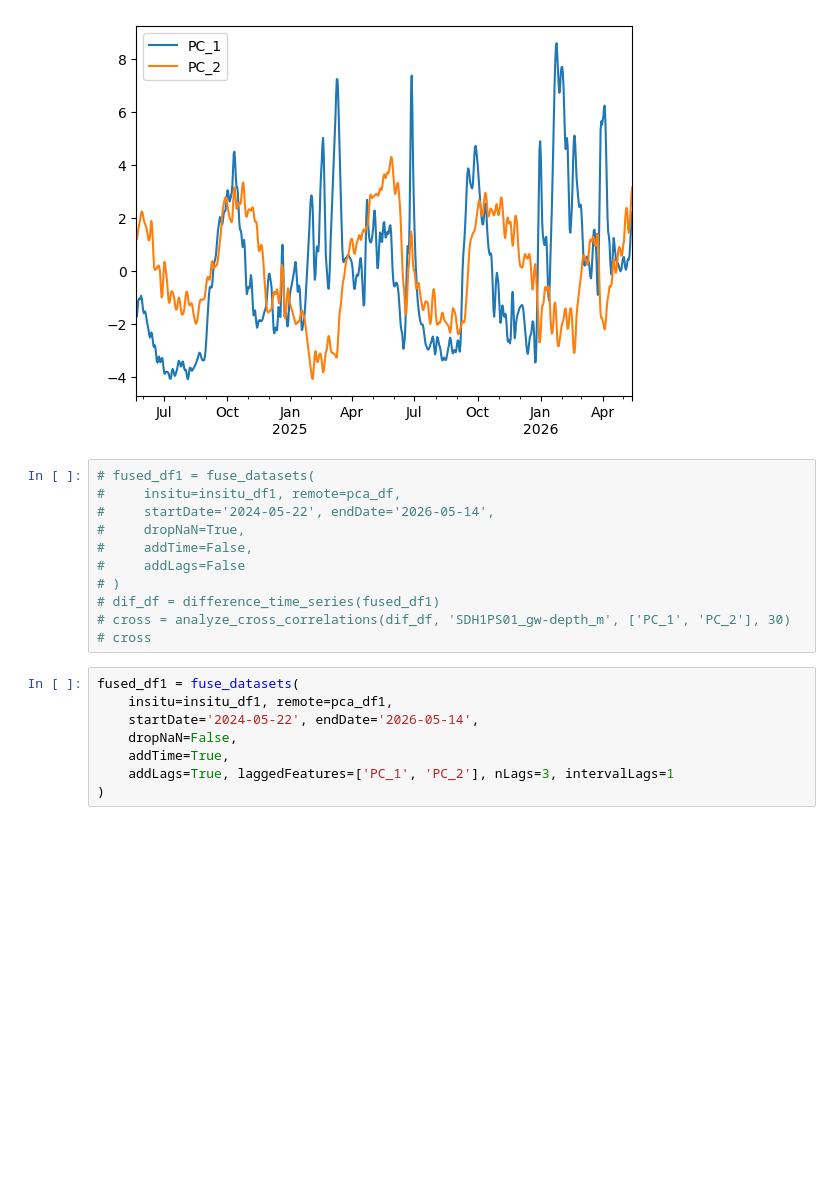
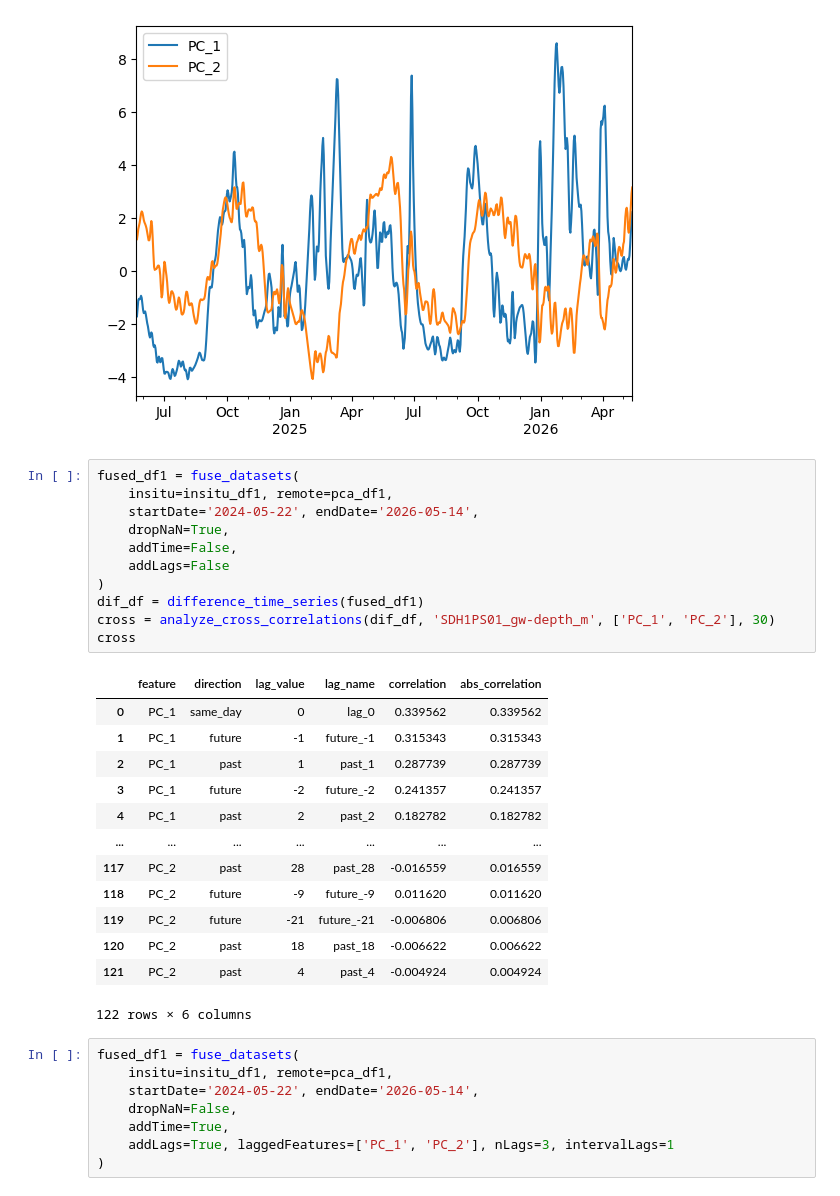
Before and after one commit to pibonacic/groundwater-remote-sensing, a Jupyter notebook: code/10_model-reaplication.ipynb, the cells around one changed output. Cells and saved outputs as stored; diff of their text form; blank space fills up the shorter version.

```diff
--- a/code/10_model-reaplication.ipynb
+++ b/code/10_model-reaplication.ipynb
@@ -176,16 +176,30 @@ greenness_mean   0.366490 -0.051323
 wetness_mean     0.283128  0.339064
 [figure]
 # %%
-# fused_df1 = fuse_datasets(
-#     insitu=insitu_df1, remote=pca_df,
-#     startDate='2024-05-22', endDate='2026-05-14',
-#     dropNaN=True,
-#     addTime=False,
-#     addLags=False
-# )
-# dif_df = difference_time_series(fused_df1)
-# cross = analyze_cross_correlations(dif_df, 'SDH1PS01_gw-depth_m', ['PC_1', 'PC_2'], 30)
-# cross
+fused_df1 = fuse_datasets(
+    insitu=insitu_df1, remote=pca_df1,
+    startDate='2024-05-22', endDate='2026-05-14',
+    dropNaN=True,
+    addTime=False,
+    addLags=False
+)
+dif_df = difference_time_series(fused_df1)
+cross = analyze_cross_correlations(dif_df, 'SDH1PS01_gw-depth_m', ['PC_1', 'PC_2'], 30)
+cross
+# %% [output]
+|  | feature | direction | lag_value | lag_name | correlation | abs_correlation |
+| 0 | PC_1 | same_day | 0 | lag_0 | 0.339562 | 0.339562 |
+| 1 | PC_1 | future | -1 | future_-1 | 0.315343 | 0.315343 |
+| 2 | PC_1 | past | 1 | past_1 | 0.287739 | 0.287739 |
+| 3 | PC_1 | future | -2 | future_-2 | 0.241357 | 0.241357 |
+| 4 | PC_1 | past | 2 | past_2 | 0.182782 | 0.182782 |
+| ... | ... | ... | ... | ... | ... | ... |
+| 117 | PC_2 | past | 28 | past_28 | -0.016559 | 0.016559 |
+| 118 | PC_2 | future | -9 | future_-9 | 0.011620 | 0.011620 |
+| 119 | PC_2 | future | -21 | future_-21 | -0.006806 | 0.006806 |
+| 120 | PC_2 | past | 18 | past_18 | -0.006622 | 0.006622 |
+| 121 | PC_2 | past | 4 | past_4 | -0.004924 | 0.004924 |
+122 rows × 6 columns
 # %%
 fused_df1 = fuse_datasets(
     insitu=insitu_df1, remote=pca_df1,
```
Also changed, not shown: parts of 2 cells of this notebook, 20 other files.
